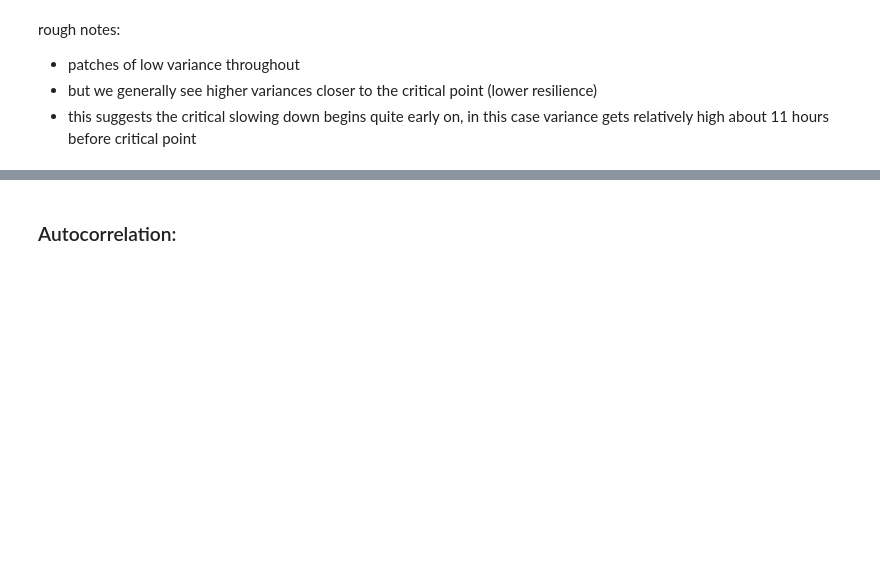
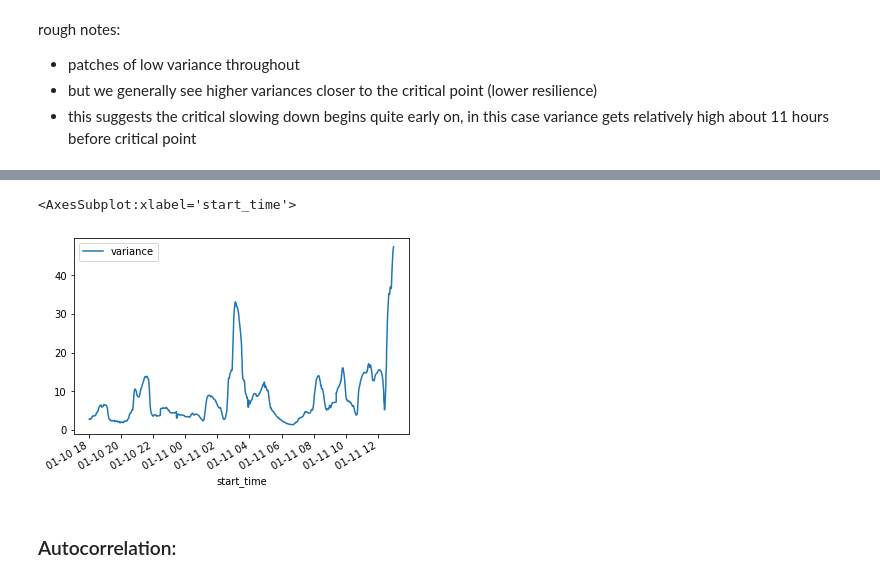
Before and after one commit to l-khali/old_In2Research, a Jupyter notebook: PC-0192_analysis.ipynb, the cells around one changed output, grey strips where cells are left out. Drawn from its saved outputs; the diff is of its cells as text; code cells hidden in the pictures; blank space fills up the shorter version.

Commit message:
variance change with 1 hour windows

```diff
--- a/PC-0192_analysis.ipynb
+++ b/PC-0192_analysis.ipynb
@@ -246,7 +246,7 @@ don't really understand significance of increasing mean COME BACK TO THIS!
 # %%
 k = 0
 
-PC_0192_var = pd.DataFrame(columns=['start_time','end_time','variance'])
+PC_0192_var_10_min = pd.DataFrame(columns=['start_time','end_time','variance'])
 
 while (PC_0192_extubated['record_date_time'].iloc[0] + timedelta(minutes=10+k)) < PC_0192_extubated['record_date_time'].iloc[-1]:
 
@@ -255,5 +255,5 @@ while (PC_0192_extubated['record_date_time'].iloc[0] + timedelta(minutes=10+k))
 
     var = PC_0192_extubated['num_value'][index_1:index_2].var(axis=0)
 
-    PC_0192_var = PC_0192_var.append({'start_time': PC_0192_extubated['record_date_time'].iloc[index_1], 'end_time':PC_0192_extubated['record_date_time'].iloc[index_2], 'variance':var}, ignore_index=True)
+    PC_0192_var_10_min = PC_0192_var_10_min.append({'start_time': PC_0192_extubated['record_date_time'].iloc[index_1], 'end_time':PC_0192_extubated['record_date_time'].iloc[index_2], 'variance':var}, ignore_index=True)
     k += 1
@@ -276,7 +276,7 @@ PC_0192_var
 # %%
 # systematically removing NaT rows
 
-for i, row in enumerate(PC_0192_var['variance']):
+for i, row in enumerate(PC_0192_var_10_min['variance']):
     if pd.isnull(row):
-        PC_0192_var = PC_0192_var.drop(i)
+        PC_0192_var_10_min = PC_0192_var_10_min.drop(i)
 # %%
@@ -294,0 +297,14 @@ rough notes:
+# %%
+k = 0
+
+PC_0192_var_1_hour = pd.DataFrame(columns=['start_time','end_time','variance'])
+
+while (PC_0192_extubated['record_date_time'].iloc[0] + timedelta(minutes=60+k)) < PC_0192_extubated['record_date_time'].iloc[-1]:
+
+    index_1 = PC_0192_extubated.record_date_time.searchsorted(PC_0192_extubated['record_date_time'].iloc[0] + timedelta(minutes=k))
+    index_2 = PC_0192_extubated.record_date_time.searchsorted(PC_0192_extubated['record_date_time'].iloc[0] + timedelta(minutes=60+k))
+
+    var = PC_0192_extubated['num_value'][index_1:index_2].var(axis=0)
+
+    PC_0192_var_1_hour = PC_0192_var_1_hour.append({'start_time': PC_0192_extubated['record_date_time'].iloc[index_1], 'end_time':PC_0192_extubated['record_date_time'].iloc[index_2], 'variance':var}, ignore_index=True)
+    k += 1
@@ -295,3 +327,16 @@ rough notes:
+# %%
+# systematically removing NaT rows
+
+for i, row in enumerate(PC_0192_var_1_hour['variance']):
+    if pd.isnull(row):
+        PC_0192_var_1_hour = PC_0192_var_1_hour.drop(i)
+# %%
+PC_0192_var_1_hour['variance'] = pd.to_numeric(PC_0192_var_1_hour['variance'])
+
+PC_0192_var_1_hour.plot(x='start_time', y='variance')
+# %% [output]
+<AxesSubplot:xlabel='start_time'>
+[figure, added]
 # %% [markdown]
 ### Autocorrelation:
 # %%
```
Also changed, not shown: parts of 6 cells of this notebook.
